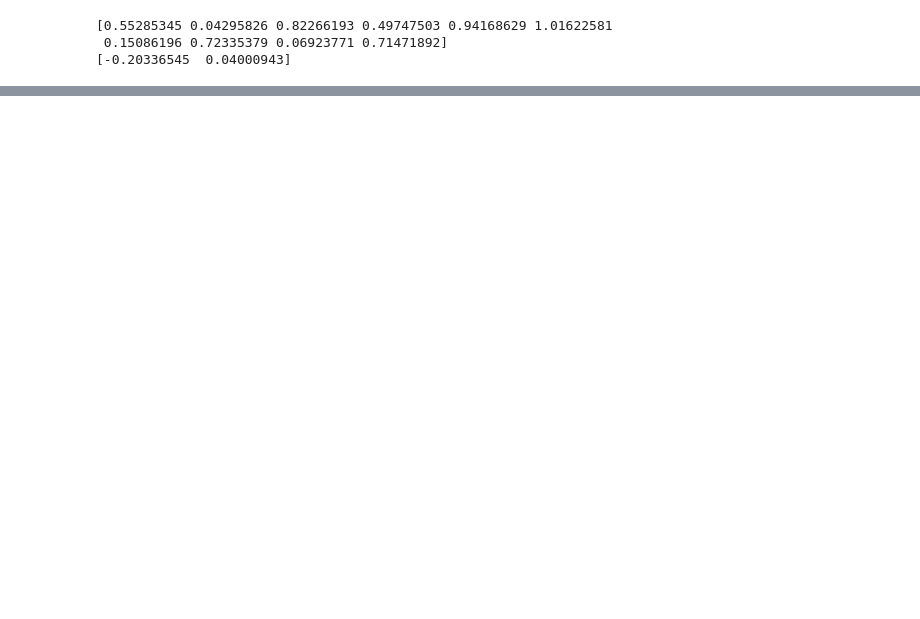
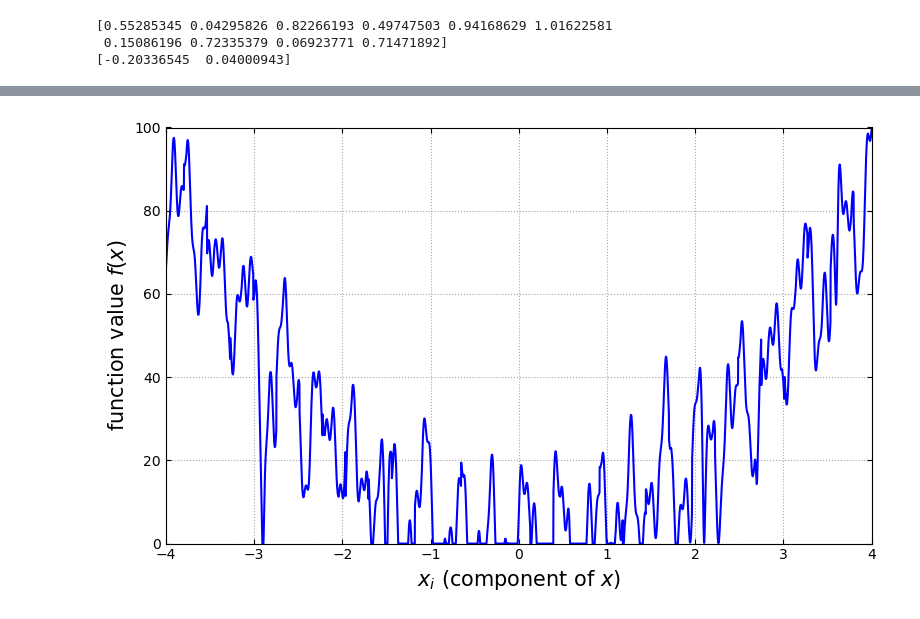
Before and after one commit to seanglengkhe/seams_school_2026, a Jupyter notebook: test.ipynb, the cells around one changed output, grey strips where cells are left out. Cells and saved outputs as stored; diff of their text form; code cells hidden in the pictures; blank space fills up the shorter version.

```diff
--- a/test.ipynb
+++ b/test.ipynb
@@ -43,0 +61,44 @@ print(m)
+# %%
+import numpy as np
+import matplotlib.pyplot as plt
+
+# 1. High-resolution 1D axis slice
+x = np.linspace(-4, 4, 4000)
+
+# 2. Underlying convex/parabolic bowl
+f_base = 5.6 * x**2
+
+# 3. Multi-frequency oscillations creating ruggedness & local minima
+oscillations = (
+    12 * np.sin(16 * x)
+    + 8 * np.sin(35 * x + np.cos(5 * x))
+    + 4 * np.sin(80 * x)
+)
+
+# 4. Sharp drops and spikes characteristic of benchmark landscapes
+sharp_features = 6 * np.abs(np.sin(20 * x)) * np.sign(np.cos(12 * x))
+spikes = np.zeros_like(x)
+for loc in [-2.9, -1.5, -1.3, 0.6, 2.1, 2.7, 3.6]:
+    spikes += 30 / (1 + 2500 * (x - loc)**2)
+
+# Combine terms and bound to [0, 100]
+y = np.clip(f_base + oscillations + sharp_features - spikes, 0, 100)
+
+# 5. Plot formatting matching the reference image
+fig, ax = plt.subplots(figsize=(8, 5))
+ax.plot(x, y, color='blue', linewidth=1.5)
+
+# Axis limits and labels
+ax.set_xlim(-4, 4)
+ax.set_ylim(0, 100)
+ax.set_xlabel(r'$x_i$ (component of $x$)', fontsize=15)
+ax.set_ylabel(r'function value $f(x)$', fontsize=15)
+
+# Dotted grid and inward ticks
+ax.grid(True, linestyle=':', color='gray', alpha=0.7)
+ax.tick_params(direction='in', top=True, right=True)
+
+plt.tight_layout()
+plt.show()
+# %% [output]
+[figure, added]
```
Also changed, not shown: parts of 1 cell of this notebook, 4 other files.
